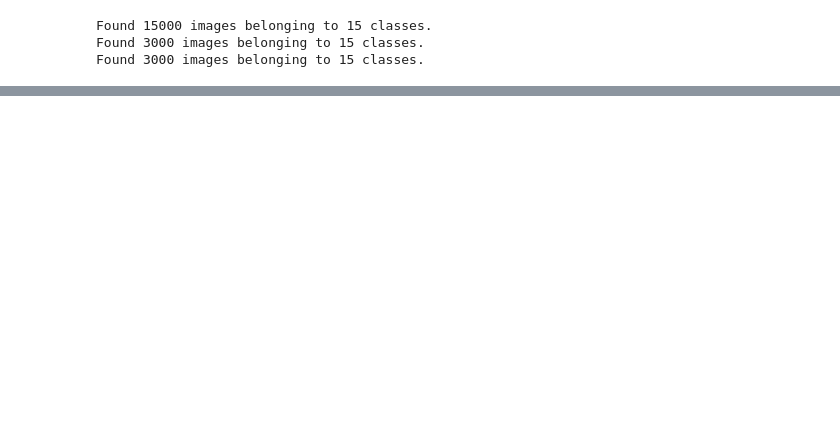
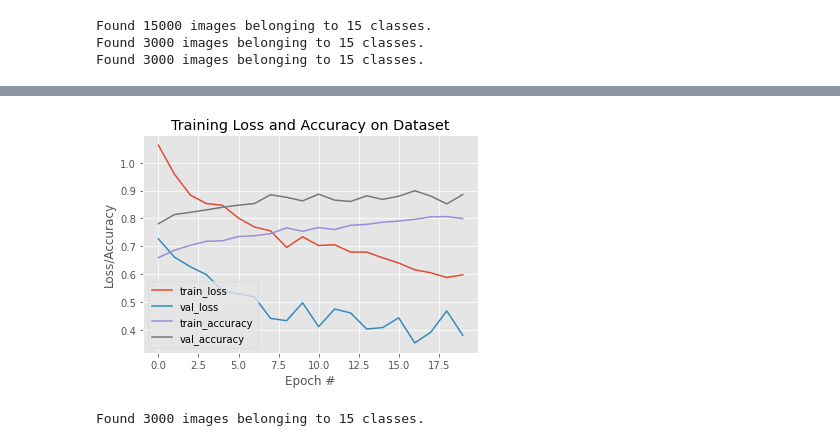
Before and after one commit to luisenerio/ProcesamientoDatosLuisLopezNerio1487280, a Jupyter notebook: Tarea5/Tarea 5.ipynb, the cells around one changed output, grey strips where cells are left out. Cells and saved outputs as stored; diff of their text form; code cells hidden in the pictures; blank space fills up the shorter version.

```diff
--- a/Tarea5/Tarea 5.ipynb
+++ b/Tarea5/Tarea 5.ipynb
@@ -66,3 +69,8 @@ Imagenes(Categorias)
+# %%
+Hg = 150
+Lng = 150
+EPOCHS = 20
+BS = 16
 # %%
 
 # 1. Entrenamiento
@@ -93,10 +97,10 @@ for _ in range(1):
 #Construir Red
 model = Sequential() # model object
 # Add Layers
-model.add(Conv2D(filters=16, kernel_size=3, strides=1, padding='same', activation='relu', input_shape=[180, 180, 3]))
+model.add(Conv2D(filters=32, kernel_size=3, strides=1, padding='same', activation='relu', input_shape=[Hg, Lng, 3]))
 model.add(MaxPooling2D(2, ))
-#model.add(Conv2D(filters=32, kernel_size=3, strides=1, padding='same', activation='relu'))
-#model.add(MaxPooling2D(2))
+model.add(Conv2D(filters=32, kernel_size=3, strides=1, padding='same', activation='relu'))
+model.add(MaxPooling2D(2))
 model.add(Flatten())
 model.add(Dense(32, activation='relu'))
 model.add(Dropout(0.25))
@@ -124,9 +128,9 @@ Non-trainable params: 0
 _________________________________________________________________
 # %%
 early_stopping = keras.callbacks.EarlyStopping(patience=5) # Set up callbacks
-model.compile(optimizer='Adam', loss='categorical_crossentropy', metrics='accuracy')
+model.compile(optimizer='Adam', loss='categorical_crossentropy', metrics=['acc', 'AUC'])
 hist = model.fit(entrenamiento_generator,
-                 epochs=100,
+                 epochs=EPOCHS,
                  verbose=1,
                  validation_data=validacion_generator,
                  steps_per_epoch = 15000//32,
@@ -137,0 +157,21 @@ KeyboardInterrupt:
+# %%
+N = np.arange(0, EPOCHS)
+
+plt.style.use("ggplot")
+plt.figure()
+plt.plot(N, hist.history["loss"], label="train_loss")
+plt.plot(N, hist.history["val_loss"], label="val_loss")
+plt.plot(N, hist.history["acc"], label="train_accuracy")
+plt.plot(N, hist.history["val_acc"], label="val_accuracy")
+plt.title("Training Loss and Accuracy on Dataset")
+plt.xlabel("Epoch #")
+plt.ylabel("Loss/Accuracy")
+plt.legend(loc="lower left")
+plt.savefig('result.png')
+# %% [output]
+[figure, added]
+# %%
+test_gen = ImageDataGenerator(rescale = 1.0/255.0, rotation_range=10,width_shift_range=0.2) # Normalise the data
+test_image_generator = test_gen.flow_from_directory(ruta_validacion,target_size=(Hg, Lng),batch_size=1,class_mode='categorical',shuffle=False)
+# %% [output]
+Found 3000 images belonging to 15 classes.
```
Also changed, not shown: parts of 19 cells of this notebook.
